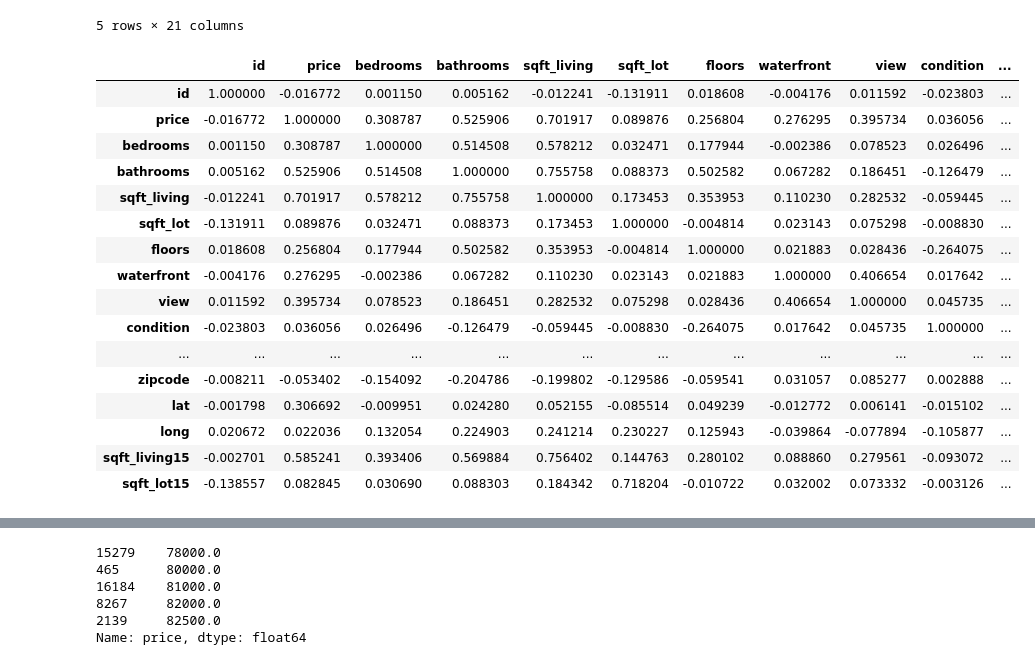
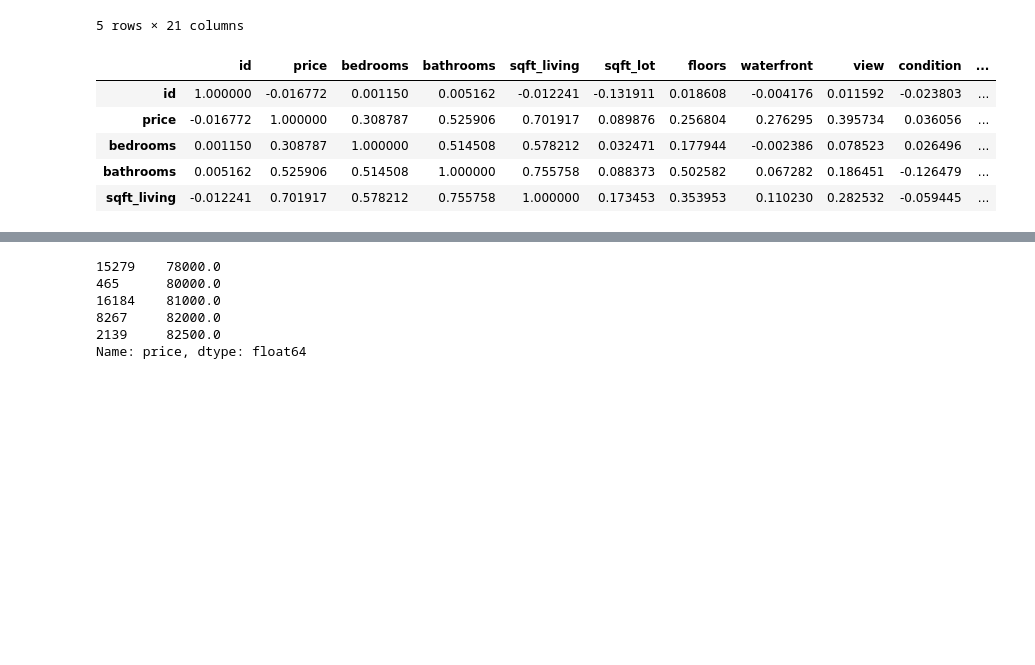
Before and after one commit to AlludedCrabb/Data-Science-Housing-Data-Project, a Jupyter notebook: Jacob_Taeho project.ipynb, the cells around one changed output, grey strips where cells are left out. Cells and saved outputs as stored; diff of their text form; code cells hidden in the pictures; blank space fills up the shorter version.

```diff
--- a/Jacob_Taeho project.ipynb
+++ b/Jacob_Taeho project.ipynb
@@ -35,22 +41,11 @@ df.head()
 5 rows × 21 columns
 # %%
 #see what relates to what
-df.corr()
+df.corr().head()
 # %% [output]
 |  | id | price | bedrooms | bathrooms | sqft_living | sqft_lot | floors | waterfront | view | condition | ... |
 | id | 1.000000 | -0.016772 | 0.001150 | 0.005162 | -0.012241 | -0.131911 | 0.018608 | -0.004176 | 0.011592 | -0.023803 | ... |
 | price | -0.016772 | 1.000000 | 0.308787 | 0.525906 | 0.701917 | 0.089876 | 0.256804 | 0.276295 | 0.395734 | 0.036056 | ... |
 | bedrooms | 0.001150 | 0.308787 | 1.000000 | 0.514508 | 0.578212 | 0.032471 | 0.177944 | -0.002386 | 0.078523 | 0.026496 | ... |
 | bathrooms | 0.005162 | 0.525906 | 0.514508 | 1.000000 | 0.755758 | 0.088373 | 0.502582 | 0.067282 | 0.186451 | -0.126479 | ... |
 | sqft_living | -0.012241 | 0.701917 | 0.578212 | 0.755758 | 1.000000 | 0.173453 | 0.353953 | 0.110230 | 0.282532 | -0.059445 | ... |
-| sqft_lot | -0.131911 | 0.089876 | 0.032471 | 0.088373 | 0.173453 | 1.000000 | -0.004814 | 0.023143 | 0.075298 | -0.008830 | ... |
-| floors | 0.018608 | 0.256804 | 0.177944 | 0.502582 | 0.353953 | -0.004814 | 1.000000 | 0.021883 | 0.028436 | -0.264075 | ... |
-| waterfront | -0.004176 | 0.276295 | -0.002386 | 0.067282 | 0.110230 | 0.023143 | 0.021883 | 1.000000 | 0.406654 | 0.017642 | ... |
-| view | 0.011592 | 0.395734 | 0.078523 | 0.186451 | 0.282532 | 0.075298 | 0.028436 | 0.406654 | 1.000000 | 0.045735 | ... |
-| condition | -0.023803 | 0.036056 | 0.026496 | -0.126479 | -0.059445 | -0.008830 | -0.264075 | 0.017642 | 0.045735 | 1.000000 | ... |
-| ... | ... | ... | ... | ... | ... | ... | ... | ... | ... | ... | ... |
-| zipcode | -0.008211 | -0.053402 | -0.154092 | -0.204786 | -0.199802 | -0.129586 | -0.059541 | 0.031057 | 0.085277 | 0.002888 | ... |
-| lat | -0.001798 | 0.306692 | -0.009951 | 0.024280 | 0.052155 | -0.085514 | 0.049239 | -0.012772 | 0.006141 | -0.015102 | ... |
-| long | 0.020672 | 0.022036 | 0.132054 | 0.224903 | 0.241214 | 0.230227 | 0.125943 | -0.039864 | -0.077894 | -0.105877 | ... |
-| sqft_living15 | -0.002701 | 0.585241 | 0.393406 | 0.569884 | 0.756402 | 0.144763 | 0.280102 | 0.088860 | 0.279561 | -0.093072 | ... |
-| sqft_lot15 | -0.138557 | 0.082845 | 0.030690 | 0.088303 | 0.184342 | 0.718204 | -0.010722 | 0.032002 | 0.073332 | -0.003126 | ... |
```
Also changed, not shown: parts of 27 cells of this notebook.
